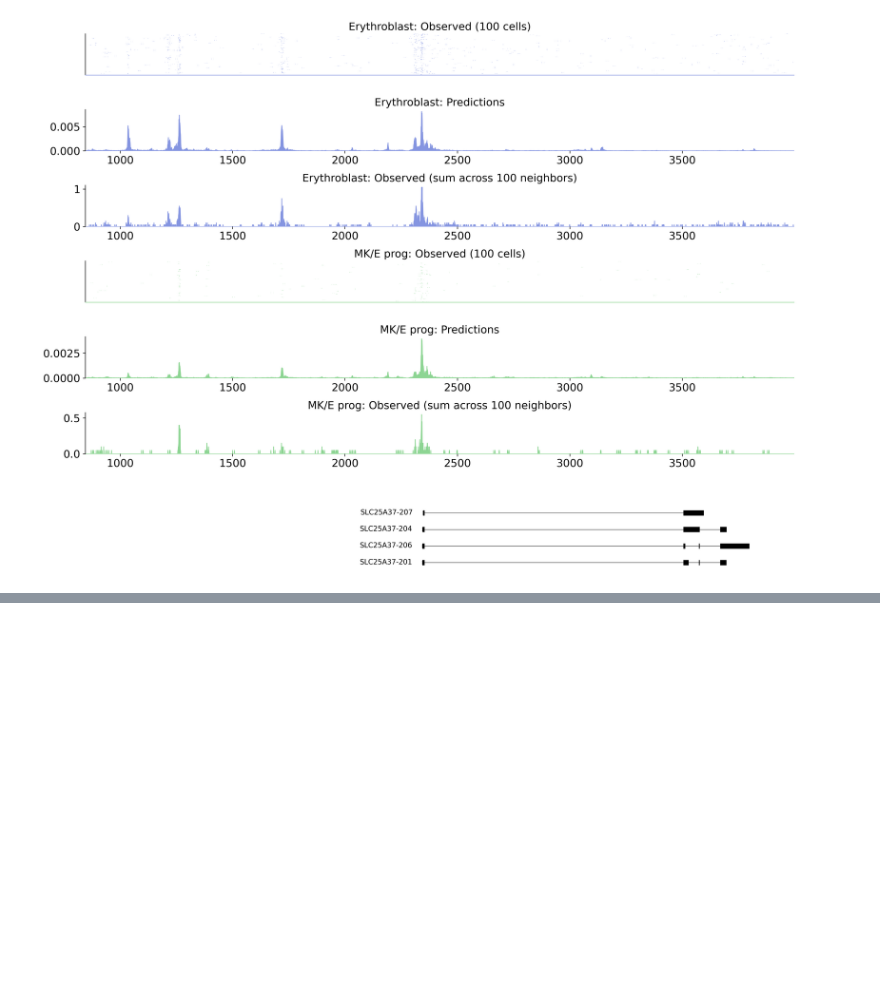
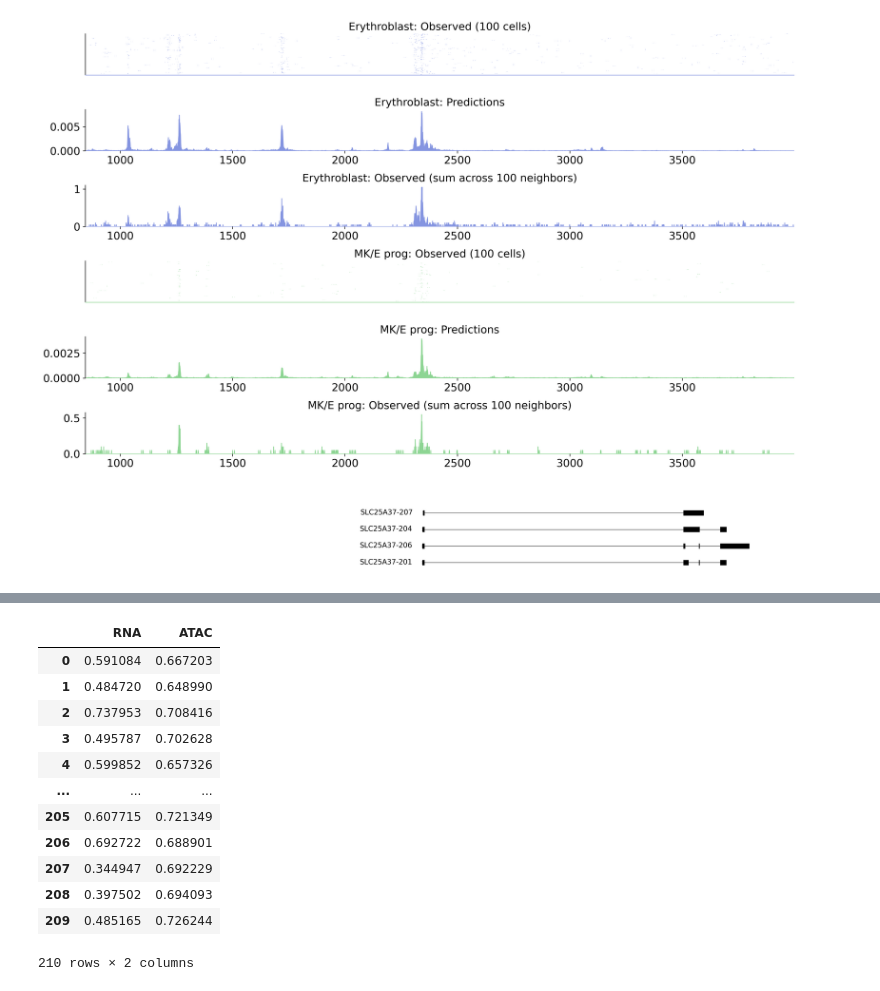
Before and after one commit to gagneurlab/scooby_reproducibility, a Jupyter notebook: notebooks/figure1/Figure1.ipynb, the cells around one changed output, grey strips where cells are left out. Cells and saved outputs as stored; diff of their text form; code cells hidden in the pictures; blank space fills up the shorter version.

```diff
--- a/notebooks/figure1/Figure1.ipynb
+++ b/notebooks/figure1/Figure1.ipynb
@@ -482,0 +613,16 @@ SLC25A37
+# %%
+df
+# %% [output]
+|  | RNA | ATAC |
+| 0 | 0.591084 | 0.667203 |
+| 1 | 0.484720 | 0.648990 |
+| 2 | 0.737953 | 0.708416 |
+| 3 | 0.495787 | 0.702628 |
+| 4 | 0.599852 | 0.657326 |
+| ... | ... | ... |
+| 205 | 0.607715 | 0.721349 |
+| 206 | 0.692722 | 0.688901 |
+| 207 | 0.344947 | 0.692229 |
+| 208 | 0.397502 | 0.694093 |
+| 209 | 0.485165 | 0.726244 |
+210 rows × 2 columns
```
Also changed, not shown: parts of 35 cells of this notebook, 3 other files.
